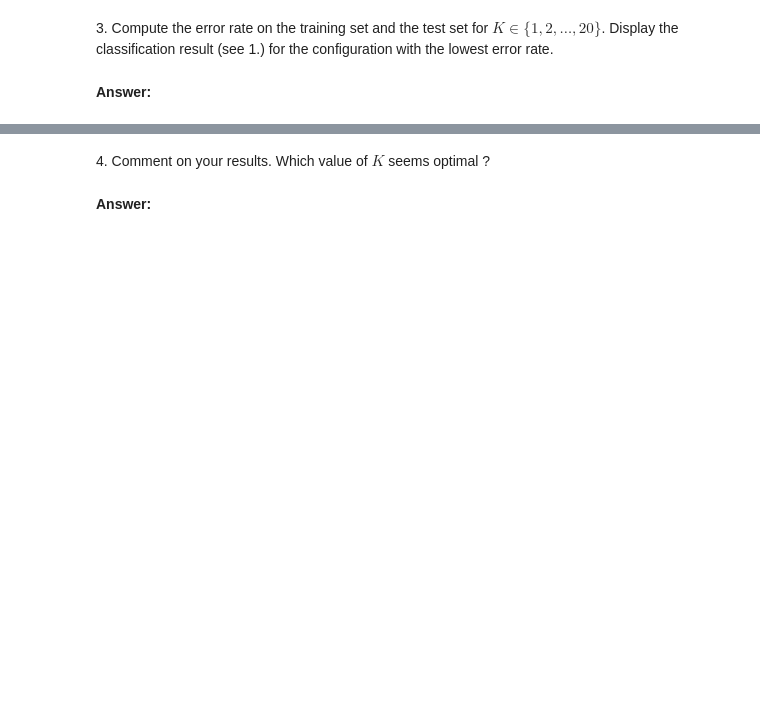
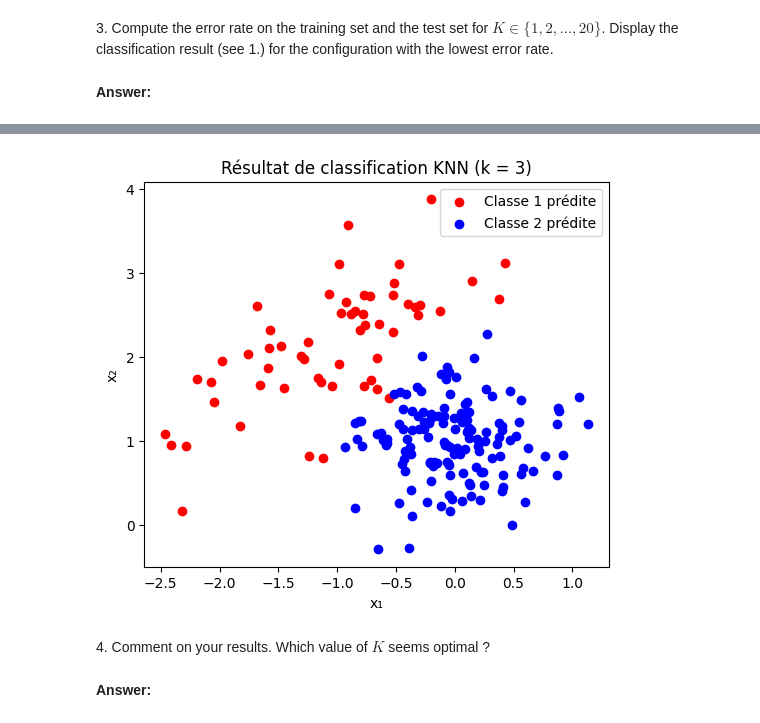
Before and after one commit to RakelOuakil/python_sdia, a Jupyter notebook: Labs/Lab4/lab4.ipynb, the cells around one changed output, grey strips where cells are left out. Saved outputs shown, nothing was run; the diff lists cells and outputs as text; code cells hidden in the pictures; blank space fills up the shorter version.

```diff
--- a/Labs/Lab4/lab4.ipynb
+++ b/Labs/Lab4/lab4.ipynb
@@ -178,3 +191,19 @@ k=9, test error=0.07
+# %%
+best_k = 3
+pred_best = knn_predict(x_train, class_train, x_test, best_k)
+
+plt.figure(figsize=(6,5))
+plt.scatter(x_test[pred_best == 1, 0], x_test[pred_best == 1, 1],
+            color='red', label='Classe 1 prédite')
+plt.scatter(x_test[pred_best == 2, 0], x_test[pred_best == 2, 1],
+            color='blue', label='Classe 2 prédite')
+plt.xlabel("x₁")
+plt.ylabel("x₂")
+plt.title(f"Résultat de classification KNN (k = {best_k})")
+plt.legend()
+plt.show()
+# %% [output]
+[figure, added]
 # %% [markdown]
 4\. Comment on your results. Which value of $K$ seems optimal ?
 # %% [markdown]
```
Also changed, not shown: parts of 10 cells of this notebook.
